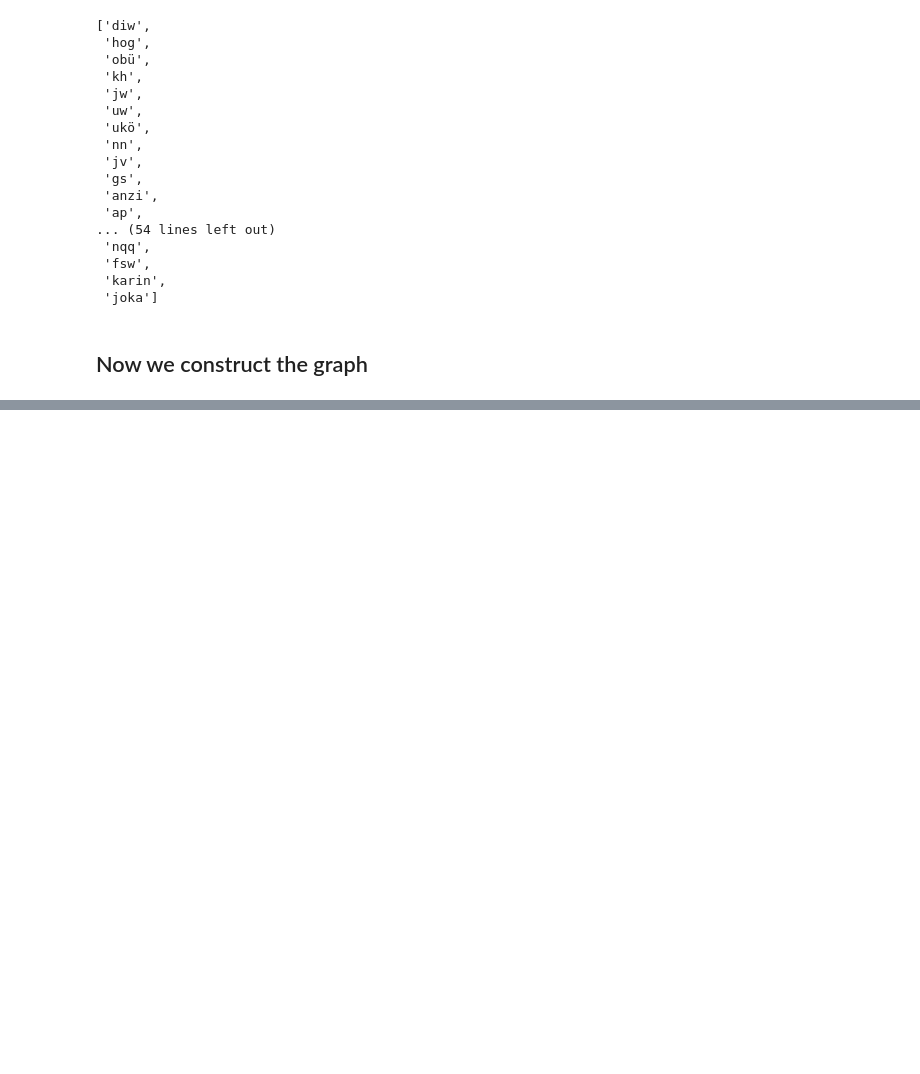
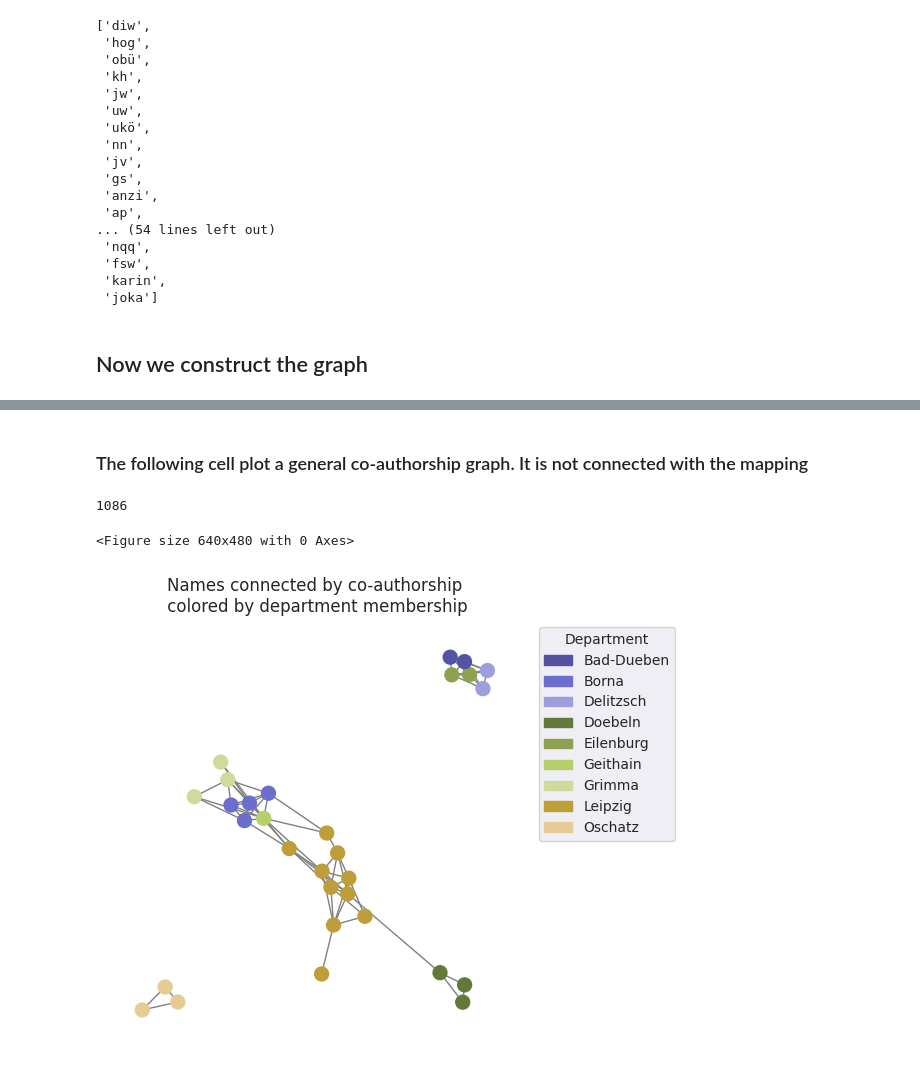
Before and after one commit to st0ffregen/lvzStatistics, a Jupyter notebook: notebooks/1.6.2-author-mapping-evaluation-department-assoziation.ipynb, the cells around one changed output, grey strips where cells are left out. Drawn from its saved outputs; the diff is of its cells as text; code cells hidden in the pictures; blank space fills up the shorter version.

```diff
--- a/notebooks/1.6.2-author-mapping-evaluation-department-assoziation.ipynb
+++ b/notebooks/1.6.2-author-mapping-evaluation-department-assoziation.ipynb
@@ -228,0 +231,33 @@ plt.show()
+# %% [markdown]
+### The following cell plot a general co-authorship graph. It is not connected with the mapping
+# %%
+full_names = [name[0] for name in cur.execute("SELECT name FROM unmapped_authors group by name order by count(*) desc limit 40").fetchall()]
+json_authors, _, author_departments = prepare(full_names)
+authors_with_articles = determine_co_authors(json_authors)
+graph, color_map = construct_graph(authors_with_articles, author_departments)
+
+plt.clf()
+# display graph
+plt.figure(figsize=[6,5])
+plt.title('Names connected by co-authorship\n colored by department membership')
+pos = nx.spring_layout(graph, k=0.7)
+nx.draw(graph, pos=pos, node_color=color_map, node_size=100, font_size=6.5, font_weight='bold', edge_color='gray')
+
+# Create a dummy plot for the legend (this won't be visible, but it's necessary to create a legend)
+import matplotlib.patches as mpatches
+legend_patches = [mpatches.Patch(color=color, label=label) for label, color in static_color_map.items() if color in color_map]
+
+# Specify the position of the legend outside the plot
+plt.legend(handles=legend_patches, title='Department', loc='upper left', bbox_to_anchor=(1.02, 1))
+
+# Adjust the layout to make room for the legend
+plt.tight_layout()
+
+# Uncomment the line below if you want to save the figure
+plt.savefig('../reports/figures/department_exploration/names_co_authors_department_membership.png', dpi=200)
+
+plt.show()
+# %% [output]
+1086
+<Figure size 640x480 with 0 Axes>
+[figure, added]
```
Also changed, not shown: parts of 4 cells of this notebook, 6 other files.
